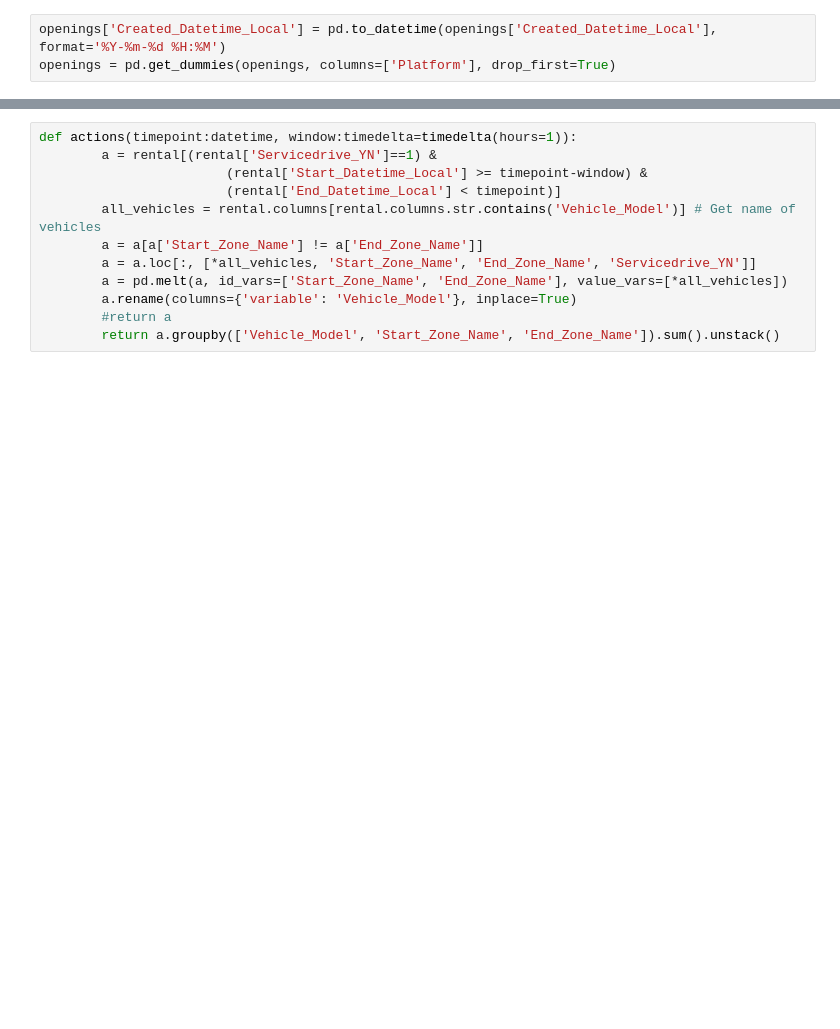
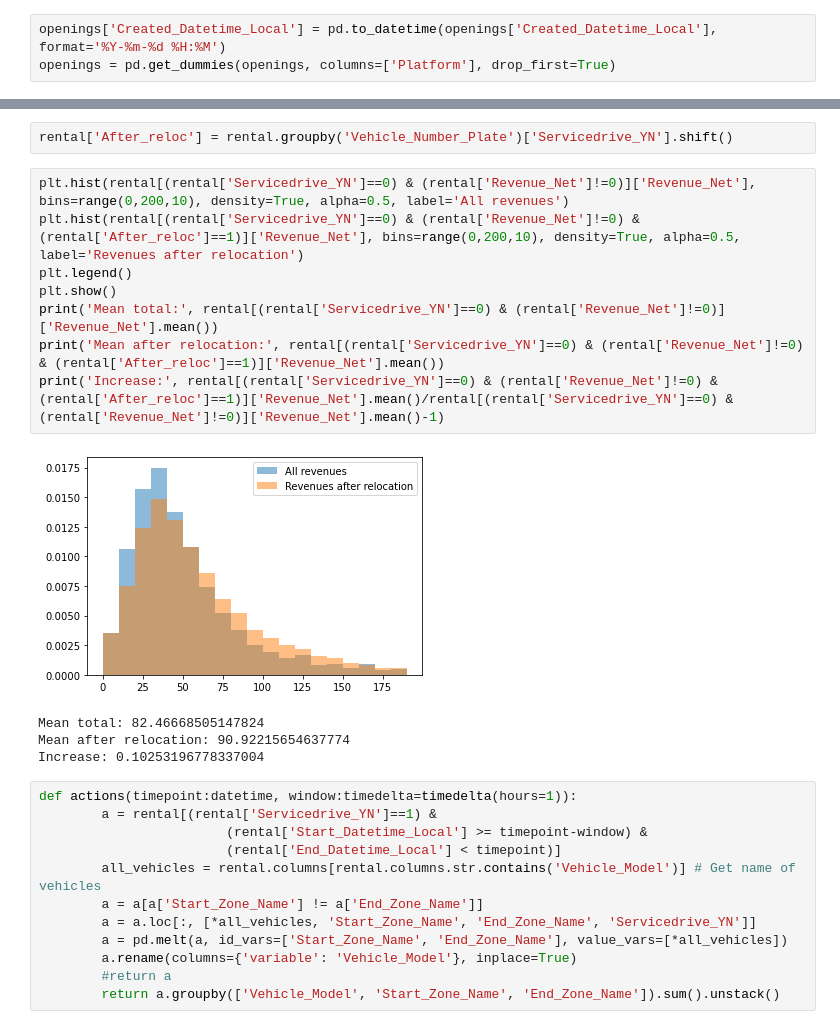
Before and after one commit to marcosquilla/mlprojekt, a Jupyter notebook: notebooks/data_exploration.ipynb, the cells around one changed output, grey strips where cells are left out. Cells and saved outputs as stored; diff of their text form; blank space fills up the shorter version.

```diff
--- a/notebooks/data_exploration.ipynb
+++ b/notebooks/data_exploration.ipynb
@@ -110,3 +129,18 @@ Time limits: 2020-02-01 00:56:26 to 2021-05-03 23:59:51
+# %%
+rental['After_reloc'] = rental.groupby('Vehicle_Number_Plate')['Servicedrive_YN'].shift()
+# %%
+plt.hist(rental[(rental['Servicedrive_YN']==0) & (rental['Revenue_Net']!=0)]['Revenue_Net'], bins=range(0,200,10), density=True, alpha=0.5, label='All revenues')
+plt.hist(rental[(rental['Servicedrive_YN']==0) & (rental['Revenue_Net']!=0) & (rental['After_reloc']==1)]['Revenue_Net'], bins=range(0,200,10), density=True, alpha=0.5, label='Revenues after relocation')
+plt.legend()
+plt.show()
+print('Mean total:', rental[(rental['Servicedrive_YN']==0) & (rental['Revenue_Net']!=0)]['Revenue_Net'].mean())
+print('Mean after relocation:', rental[(rental['Servicedrive_YN']==0) & (rental['Revenue_Net']!=0) & (rental['After_reloc']==1)]['Revenue_Net'].mean())
+print('Increase:', rental[(rental['Servicedrive_YN']==0) & (rental['Revenue_Net']!=0) & (rental['After_reloc']==1)]['Revenue_Net'].mean()/rental[(rental['Servicedrive_YN']==0) & (rental['Revenue_Net']!=0)]['Revenue_Net'].mean()-1)
+# %% [output]
+[figure, added]
+Mean total: 82.46668505147824
+Mean after relocation: 90.92215654637774
+Increase: 0.10253196778337004
 # %%
 def actions(timepoint:datetime, window:timedelta=timedelta(hours=1)):
         a = rental[(rental['Servicedrive_YN']==1) &
```
Also changed, not shown: parts of 6 cells of this notebook.
